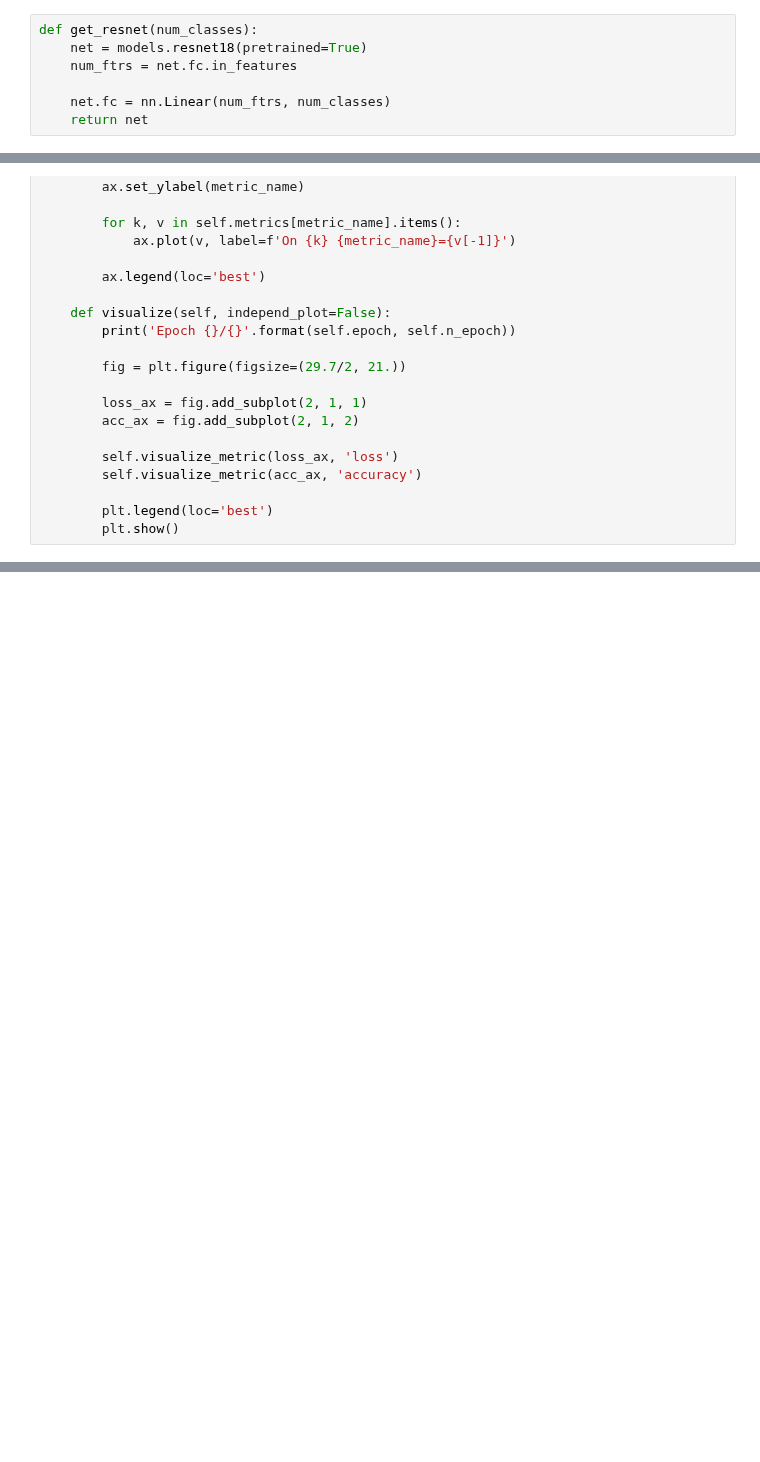
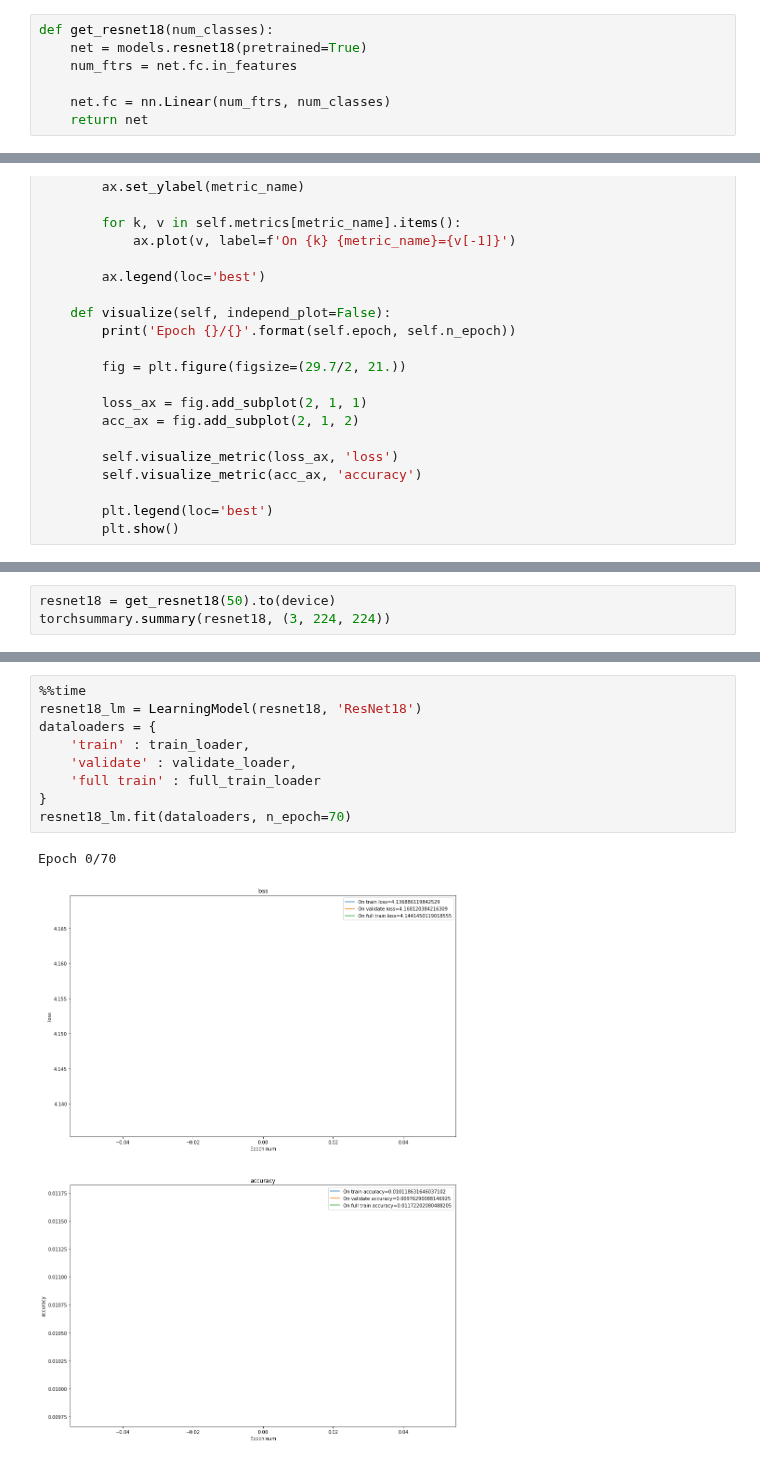
Before and after one commit to alex-kozinov/courses, a Jupyter notebook: mipt-ml-beginning/labs/03_dl/Lab3_DL_parts_4_and_5_optional.ipynb, the cells around one changed output, grey strips where cells are left out. Saved outputs shown, nothing was run; the diff lists cells and outputs as text; blank space fills up the shorter version.

```diff
--- a/mipt-ml-beginning/labs/03_dl/Lab3_DL_parts_4_and_5_optional.ipynb
+++ b/mipt-ml-beginning/labs/03_dl/Lab3_DL_parts_4_and_5_optional.ipynb
@@ -411,7 +411,7 @@ def get_vgg16net(num_classes):
 # %% [markdown]
 #### Загрузка ResNet18
 # %%
-def get_resnet(num_classes):
+def get_resnet18(num_classes):
     net = models.resnet18(pretrained=True)
     num_ftrs = net.fc.in_features
 
@@ -523,0 +533,3 @@ class LearningModel:
+# %%
+resnet18 = get_resnet18(50).to(device)
+torchsummary.summary(resnet18, (3, 224, 224))
@@ -523,0 +554,12 @@ class LearningModel:
+# %%
+%%time
+resnet18_lm = LearningModel(resnet18, 'ResNet18')
+dataloaders = {
+    'train' : train_loader,
+    'validate' : validate_loader,
+    'full train' : full_train_loader
+}
+resnet18_lm.fit(dataloaders, n_epoch=70)
+# %% [output]
+Epoch 0/70
+[figure, added]
```
Also changed, not shown: parts of 12 cells of this notebook.
